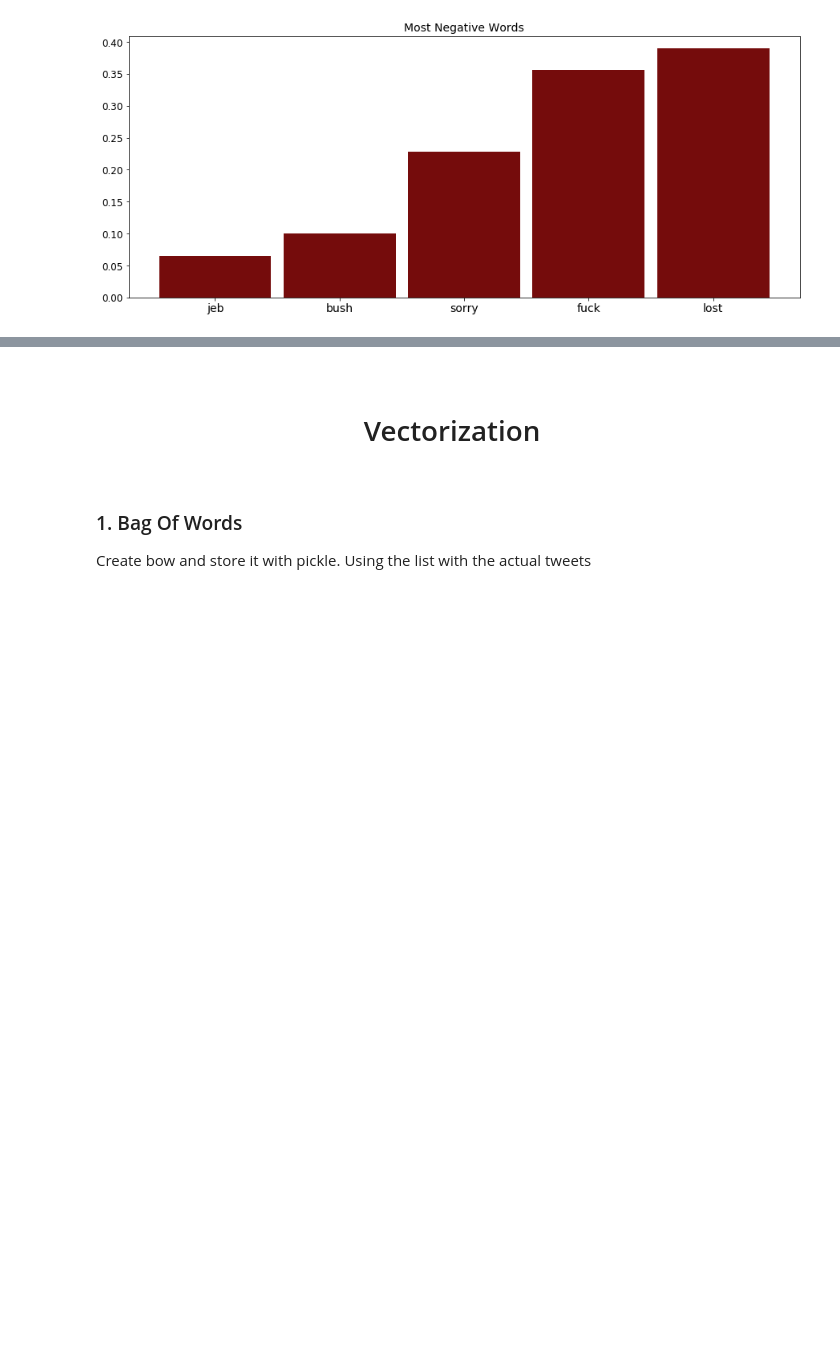
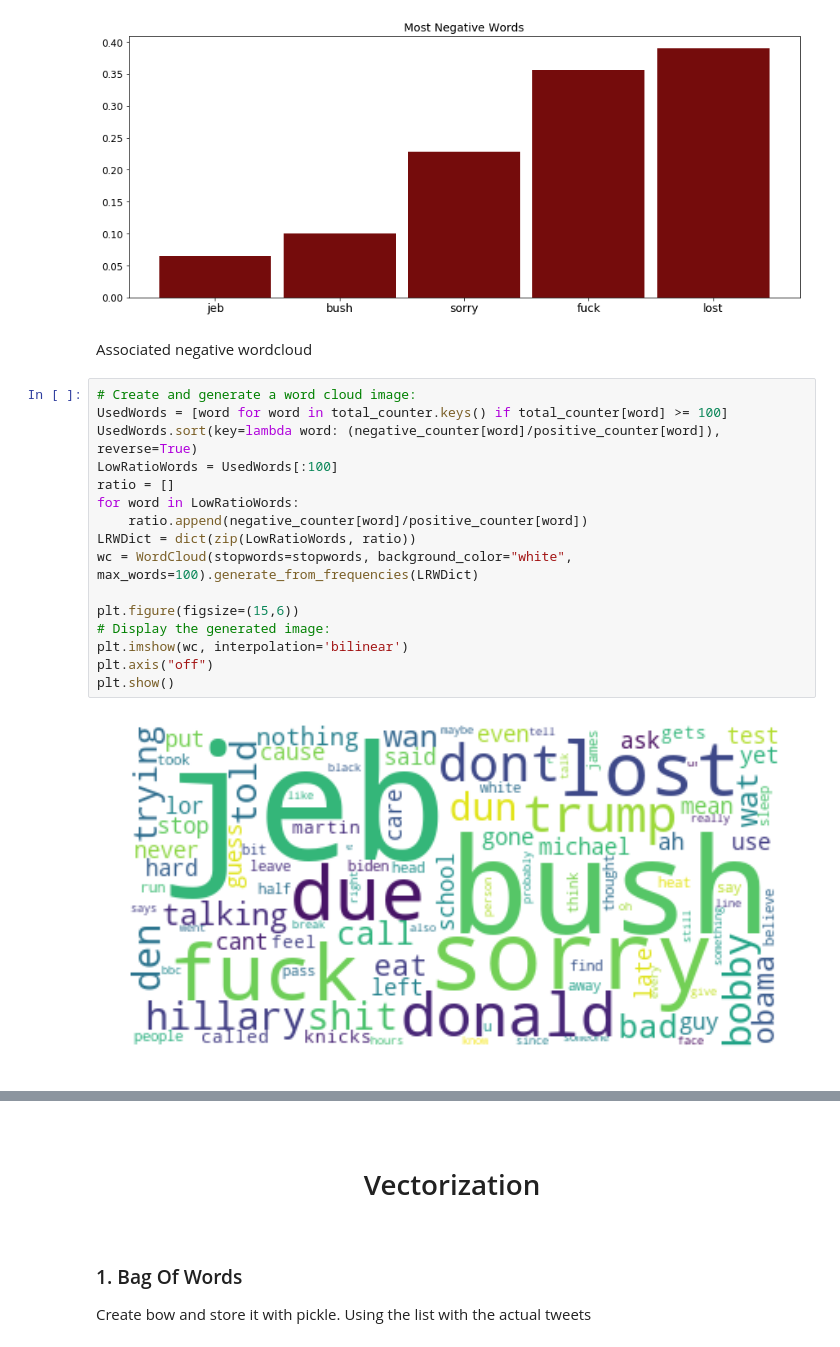
Before and after one commit to Fanarosss/Sentiment-Analysis-on-Tweets, a Jupyter notebook: Project1.ipynb, the cells around one changed output, grey strips where cells are left out. Cells and saved outputs as stored; diff of their text form; blank space fills up the shorter version.

```diff
--- a/Project1.ipynb
+++ b/Project1.ipynb
@@ -295,3 +321,23 @@ plt.yticks(color='black', fontsize=12)
 plt.show()
 # %% [output]
 [figure]
+# %% [markdown]
+Associated negative wordcloud
+# %%
+# Create and generate a word cloud image:
+UsedWords = [word for word in total_counter.keys() if total_counter[word] >= 100]
+UsedWords.sort(key=lambda word: (negative_counter[word]/positive_counter[word]), reverse=True)
+LowRatioWords = UsedWords[:100]
+ratio = []
+for word in LowRatioWords:
+    ratio.append(negative_counter[word]/positive_counter[word])
+LRWDict = dict(zip(LowRatioWords, ratio))
+wc = WordCloud(stopwords=stopwords, background_color="white", max_words=100).generate_from_frequencies(LRWDict)
+
+plt.figure(figsize=(15,6))
+# Display the generated image:
+plt.imshow(wc, interpolation='bilinear')
+plt.axis("off")
+plt.show()
+# %% [output]
+[figure, added]
```
Also changed, not shown: parts of 36 cells of this notebook.
